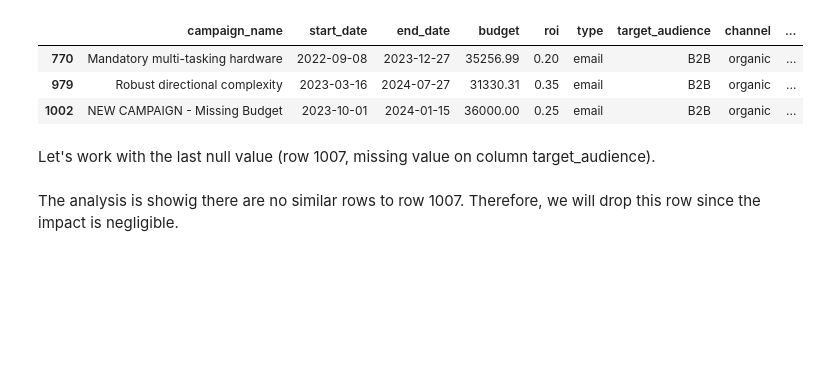
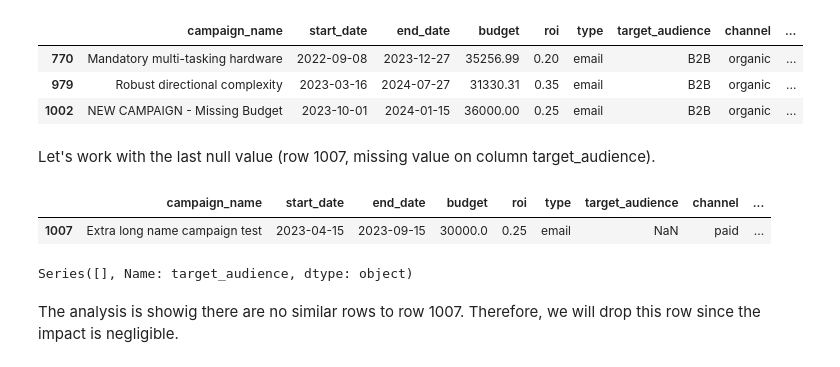
Before and after one commit to Ignacio538/Marketing-Campaings, a Jupyter notebook: Analysis.ipynb, the cells around one changed output. Cells and saved outputs as stored; diff of their text form; code cells hidden in the pictures; blank space fills up the shorter version.

```diff
--- a/Analysis.ipynb
+++ b/Analysis.ipynb
@@ -696,22 +696,31 @@ similar_rows_cr
 df4.loc[1002, 'conversion_rate'] = estimated_conversion_rate_mean.round(2)
 # %% [markdown]
 Let's work with the last null value (row 1007, missing value on column target_audience).
+# %%
+missing_target_row = df4[df4['target_audience'].isnull()]
+missing_target_row
+# %% [output]
+|  | campaign_name | start_date | end_date | budget | roi | type | target_audience | channel | ... |
+| 1007 | Extra long name campaign test | 2023-04-15 | 2023-09-15 | 30000.0 | 0.25 | email | NaN | paid | ... |
 # %%
-# Filter rows with missing values in the 'type' column
+# Filter rows with missing values in the 'target_audience' column
 missing_target_row = df4[df4['target_audience'].isnull()]
+
 
 # Identify similar rows based on other columns
 target_similar_rows = df4[
-    (df4['budget'].between(missing_target_row['budget'].values[0] - 5000, missing_target_row['budget'].values[0] + 5000)) &
-    (df4['roi'].between(missing_target_row['roi'].values[0] - 0.1, missing_target_row['roi'].values[0] + 0.1)) &
-    (df4['type'] == missing_target_row['type'].values[0]) &
-    (df4['channel'] == missing_target_row['channel'].values[0])
+    (df4['budget'].between(missing_target_row.iloc[0]['budget'] - 5000, missing_target_row.iloc[0]['budget'] + 5000)) &
+    (df4['roi'].between(missing_target_row.iloc[0]['roi'] - 0.1, missing_target_row.iloc[0]['roi'] + 0.1)) &
+    (df4['type'] == missing_target_row.iloc[0]['type']) &
+    (df4['channel'] == missing_target_row.iloc[0]['channel'])
 ]
 
-# Find the most frequent value in the 'type' column among similar rows
-most_likely_target = target_similar_rows['target_audience'].mode().values[0]
+# Find the most frequent value in the 'target_audience' column among similar rows
+most_likely_target = target_similar_rows['target_audience'].mode()
 
 most_likely_target
+# %% [output]
+Series([], Name: target_audience, dtype: object)
 # %% [markdown]
 The analysis is showig there are no similar rows to row 1007. Therefore, we will drop this row since the impact is negligible.
 # %%
```
Also changed, not shown: parts of 2 cells of this notebook.
